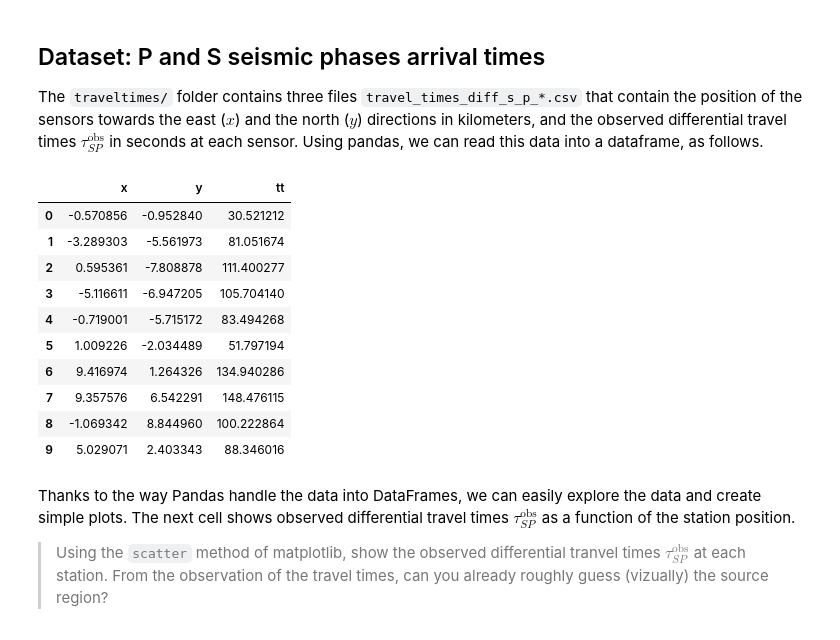
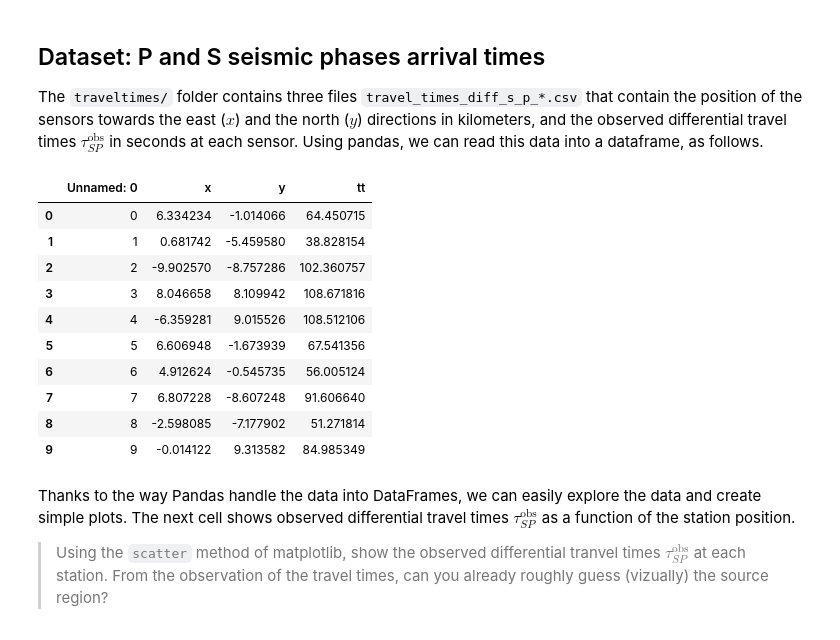
Before and after one commit to leonard-seydoux/scientific-computing-for-geophysical-problems, a Jupyter notebook: labs/2_localization.ipynb, the cells around one changed output. Cells and saved outputs as stored; diff of their text form; code cells hidden in the pictures.

```diff
--- a/labs/2_localization.ipynb
+++ b/labs/2_localization.ipynb
@@ -39,22 +39,22 @@ from scipy.interpolate import interp1d
 The `traveltimes/` folder contains three files `travel_times_diff_s_p_*.csv` that contain the position of the sensors towards the east ($x$) and the north ($y$) directions in kilometers, and the observed differential travel times $\tau^\text{obs}_{SP}$ in seconds at each sensor. Using pandas, we can read this data into a dataframe, as follows.
 # %%
 # Read csv
-data = pd.read_csv("./traveltimes/travel_times_diff_s_p_2.csv")
+data = pd.read_csv("./data/travel_times_diff_s_p_3.csv")
 
 # Show table content
 data
 # %% [output]
-|  | x | y | tt |
-| 0 | -0.570856 | -0.952840 | 30.521212 |
-| 1 | -3.289303 | -5.561973 | 81.051674 |
-| 2 | 0.595361 | -7.808878 | 111.400277 |
-| 3 | -5.116611 | -6.947205 | 105.704140 |
-| 4 | -0.719001 | -5.715172 | 83.494268 |
-| 5 | 1.009226 | -2.034489 | 51.797194 |
-| 6 | 9.416974 | 1.264326 | 134.940286 |
-| 7 | 9.357576 | 6.542291 | 148.476115 |
-| 8 | -1.069342 | 8.844960 | 100.222864 |
-| 9 | 5.029071 | 2.403343 | 88.346016 |
+|  | Unnamed: 0 | x | y | tt |
+| 0 | 0 | 6.334234 | -1.014066 | 64.450715 |
+| 1 | 1 | 0.681742 | -5.459580 | 38.828154 |
+| 2 | 2 | -9.902570 | -8.757286 | 102.360757 |
+| 3 | 3 | 8.046658 | 8.109942 | 108.671816 |
+| 4 | 4 | -6.359281 | 9.015526 | 108.512106 |
+| 5 | 5 | 6.606948 | -1.673939 | 67.541356 |
+| 6 | 6 | 4.912624 | -0.545735 | 56.005124 |
+| 7 | 7 | 6.807228 | -8.607248 | 91.606640 |
+| 8 | 8 | -2.598085 | -7.177902 | 51.271814 |
+| 9 | 9 | -0.014122 | 9.313582 | 84.985349 |
 # %% [markdown]
 Thanks to the way Pandas handle the data into DataFrames, we can easily explore the data and create simple plots. The next cell shows observed differential travel times $\tau^\text{obs}_{SP}$ as a function of the station position.
 
```
Also changed, not shown: parts of 4 cells of this notebook.
